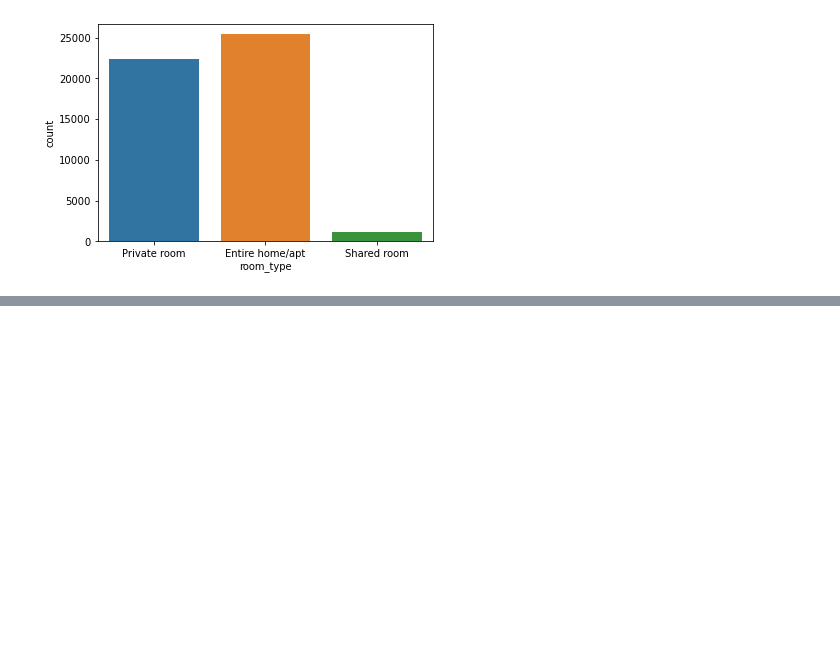
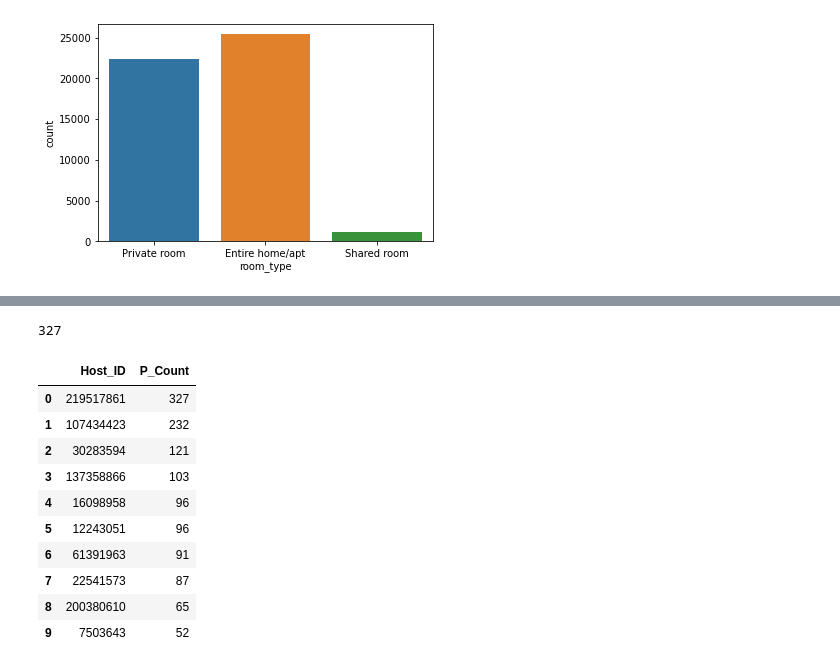
Before and after one commit to Shivanshu04/Datavisualisation, a Jupyter notebook: Airnbn_eda/airbnb.ipynb, the cells around one changed output, grey strips where cells are left out. Drawn from its saved outputs; the diff is of its cells as text; code cells hidden in the pictures; blank space fills up the shorter version.

```diff
--- a/Airnbn_eda/airbnb.ipynb
+++ b/Airnbn_eda/airbnb.ipynb
@@ -215,0 +225,6 @@ sns.countplot(df.room_type)
+# %%
+#we will skip first column for now and begin from host_id
+
+#let's see what hosts (IDs) have the most listings on Airbnb platform and taking advantage of this service
+top_host=df.host_id.value_counts().head(10)
+top_host
@@ -215,0 +258,6 @@ sns.countplot(df.room_type)
+# %%
+#coming back to our dataset we can confirm our fidnings with already existing column called 'calculated_host_listings_count'
+top_host_check=df.calculated_host_listings_count.max()
+top_host_check
+# %% [output]
+327
@@ -215,0 +268,17 @@ sns.countplot(df.room_type)
+# %%
+top_host_df=pd.DataFrame(top_host)
+top_host_df.reset_index(inplace=True)
+top_host_df.rename(columns={'index':'Host_ID', 'host_id':'P_Count'}, inplace=True)
+top_host_df
+# %% [output]
+|  | Host_ID | P_Count |
+| 0 | 219517861 | 327 |
+| 1 | 107434423 | 232 |
+| 2 | 30283594 | 121 |
+| 3 | 137358866 | 103 |
+| 4 | 16098958 | 96 |
+| 5 | 12243051 | 96 |
+| 6 | 61391963 | 91 |
+| 7 | 22541573 | 87 |
+| 8 | 200380610 | 65 |
+| 9 | 7503643 | 52 |
```
Also changed, not shown: parts of 4 cells of this notebook.
